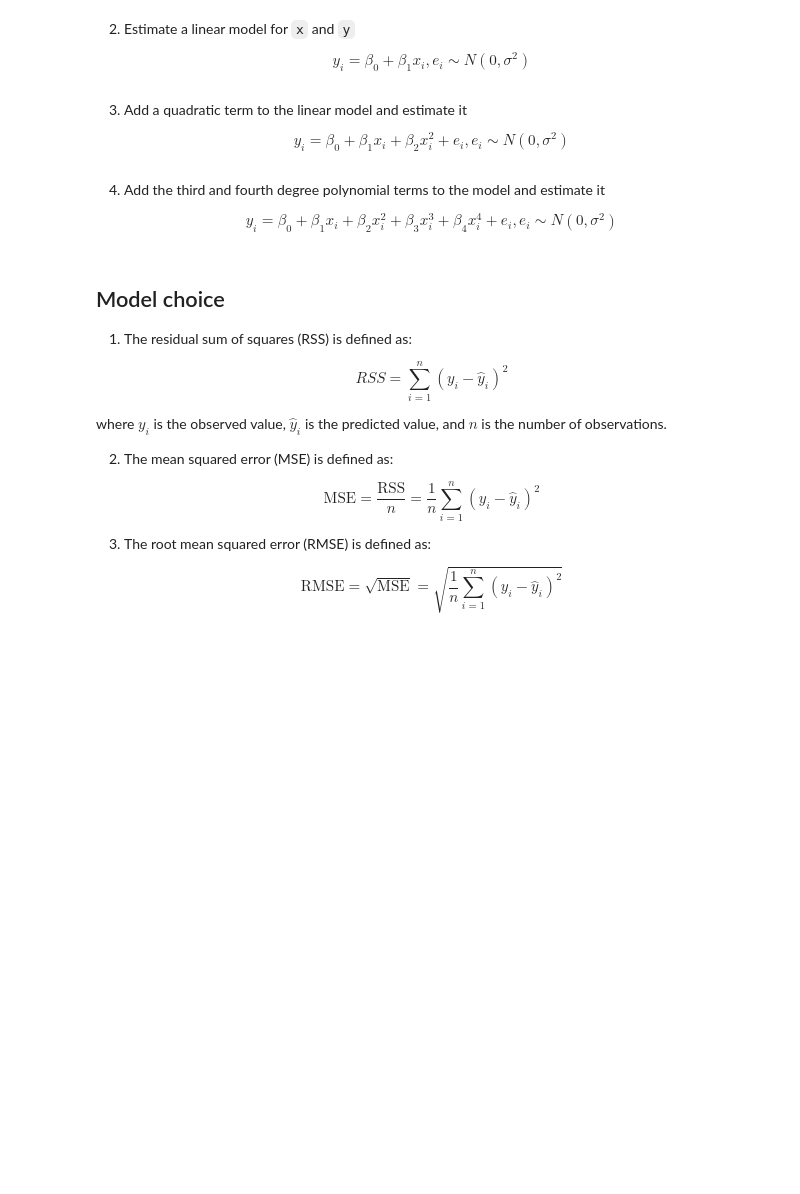
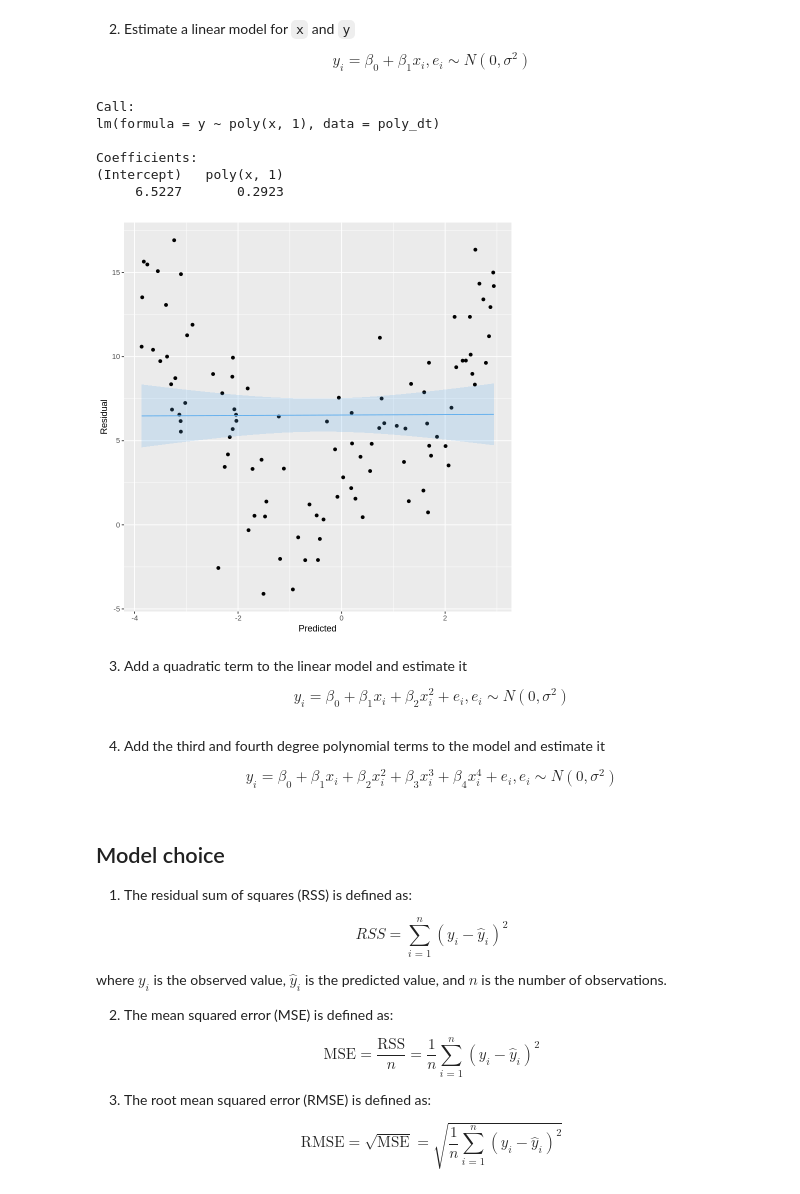
Before and after one commit to febse/econ2025, a Jupyter notebook: 10-Interaction-Effects.ipynb, the cells around one changed output. Drawn from its saved outputs; the diff is of its cells as text; code cells hidden in the pictures; blank space fills up the shorter version.

```diff
--- a/10-Interaction-Effects.ipynb
+++ b/10-Interaction-Effects.ipynb
@@ -74,25 +94,39 @@ poly_dt %>%
 $$
 y_i = \beta_0 + \beta_1 x_i, e_i \sim N(0, \sigma^2)
 $$
+# %%
+fit1 <- lm(y ~ poly(x, 1), data = poly_dt)
+fit1
+# %% [output]
+Call:
+lm(formula = y ~ poly(x, 1), data = poly_dt)
+
+Coefficients:
+(Intercept)   poly(x, 1)
+     6.5227       0.2923
 # %%
-# fit1_pred <- predict(
-#   fit1,
-#   interval = "confidence"
-#   ) %>%
-#   as_tibble() %>%
-#   bind_cols(poly_dt) %>%
-#   mutate(
-#     res = y - fit
-#   )
+fit1_pred <- predict(
+  fit1,
+  interval = "confidence"
+  ) %>%
+  as_tibble() %>%
+  bind_cols(poly_dt)
 # %%
-# fit1_pred %>%
-#   ggplot(aes(x = fit, y = res)) +
-#   geom_point() +
-#   geom_hline(yintercept = 0, alpha = 0.5, lty = 2) +
-#   labs(
-#     x = "Predicted",
-#     y = "Residual"
-#   )
+fit1_pred %>%
+  ggplot(aes(x = x, y = y)) +
+  geom_point() +
+  geom_line(aes(x = x, y = fit), color = "steelblue2") +
+  geom_ribbon(
+    aes(ymin = lwr, ymax = upr),
+    alpha = 0.2,
+    fill = "steelblue2"
+  ) +
+  labs(
+    x = "Predicted",
+    y = "Residual"
+  )
+# %% [output]
+[figure, added]
 # %% [markdown]
 
 3.  Add a quadratic term to the linear model and estimate it
```
Also changed, not shown: parts of 2 cells of this notebook.
